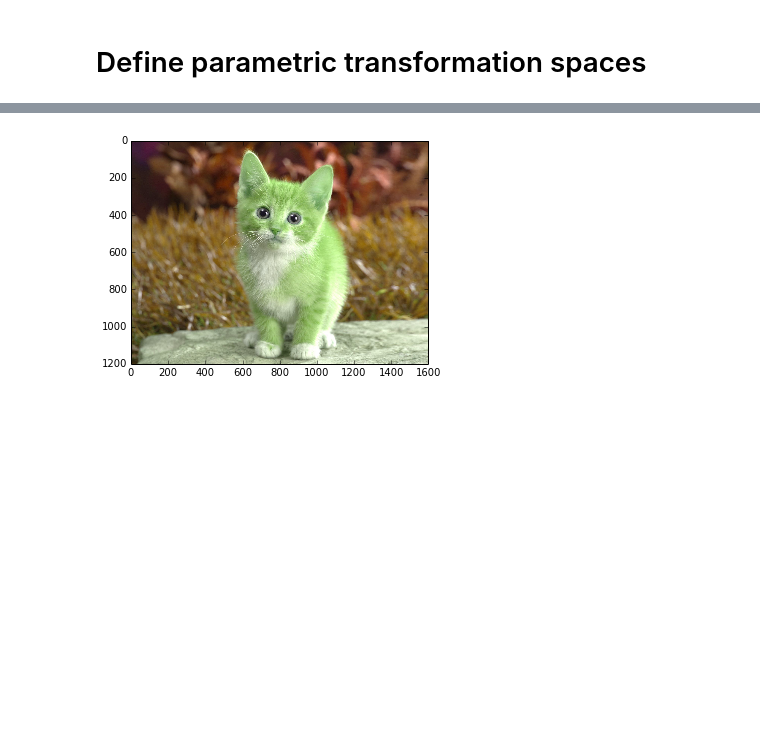
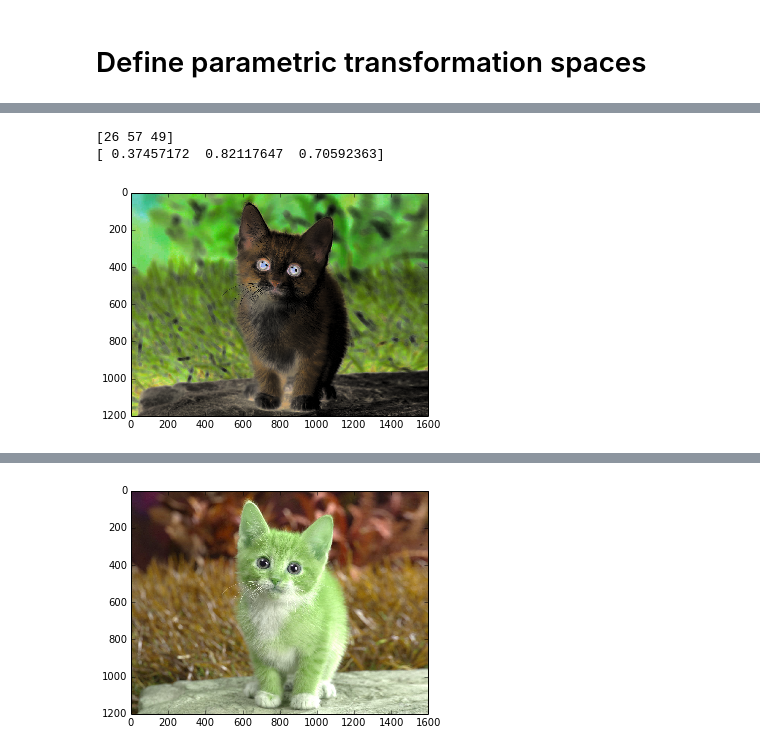
Before and after one commit to hertzmann/vislab, a Jupyter notebook: notebooks/imageRestyle.ipynb, the cells around one changed output, grey strips where cells are left out. Cells and saved outputs as stored; diff of their text form; code cells hidden in the pictures; blank space fills up the shorter version.

```diff
--- a/notebooks/imageRestyle.ipynb
+++ b/notebooks/imageRestyle.ipynb
@@ -60,0 +113,20 @@ pyplot.imshow(toneCurveTransform([255,120,60,40,0]))
+# %%
+NUM_INTERP_KNOTS = 5
+
+def toneCurveTransform(params):
+        hsv = skimage.color.rgb2hsv(sourceImage/255.0)
+        f = scipy.interpolate.interp1d(np.linspace(0,1,NUM_INTERP_KNOTS), params)
+        hsv[:,:,2] = f(hsv[:,:,2])  # filter the value channel
+        return skimage.color.hsv2rgb(hsv)
+
+toneCurveIdentityParams = np.linspace(0,1,NUM_INTERP_KNOTS)
+skimage.io.imshow(sourceImage)
+#result = toneCurveTransform(toneCurveIdentityParams)
+result = toneCurveTransform([1,.8,.5,.2,0])
+skimage.io.imshow(result)
+print(sourceImage[1,1,:])
+print(result[1,1,:])
+# %% [output]
+[26 57 49]
+[ 0.37457172  0.82117647  0.70592363]
+[figure, added]
```
Also changed, not shown: parts of 18 cells of this notebook.
